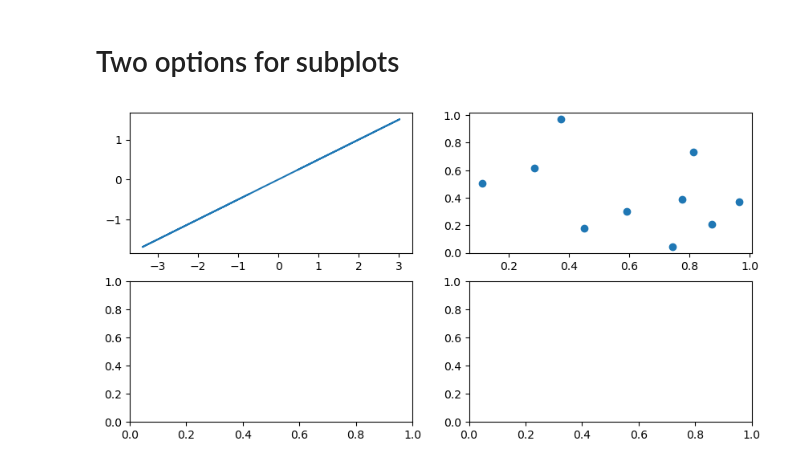
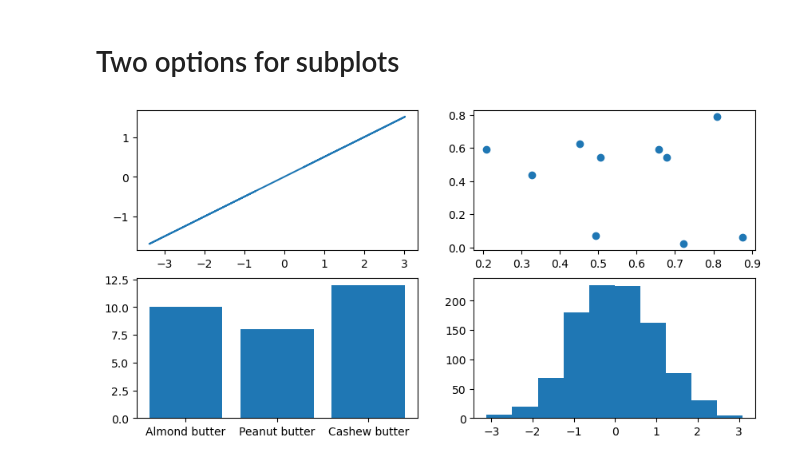
Before and after one commit to Tarun-Mittal-cell/dataAnalysisPandasNumpy, a Jupyter notebook: Introduction to Matplotlib.ipynb, the cells around one changed output. Drawn from its saved outputs; the diff is of its cells as text; code cells hidden in the pictures.

```diff
--- a/Introduction to Matplotlib.ipynb
+++ b/Introduction to Matplotlib.ipynb
@@ -158,12 +158,13 @@ ax.hist(x);
 # %% [markdown]
 # Two options for subplots
 # %%
-# Subplot for option 1
-fog, ((ax1, ax2), (ax3, ax4)) = plt.subplots(nrows=2,
+# Subplots for option 1
+fig, ((ax1, ax2), (ax3, ax4)) = plt.subplots(nrows=2,
                                             ncols=2,
                                             figsize=(10,5))
 ax1.plot(x, x/2);
 ax2.scatter(np.random.random(10), np.random.random(10));
-ax3.ba
+ax3.bar(nut_butter_prices.keys(), nut_butter_prices.values());
+ax4.hist(np.random.randn(1000));
 # %% [output]
-[figure, old version]
+[figure, new version]
```
Also changed, not shown: parts of 12 cells of this notebook.
